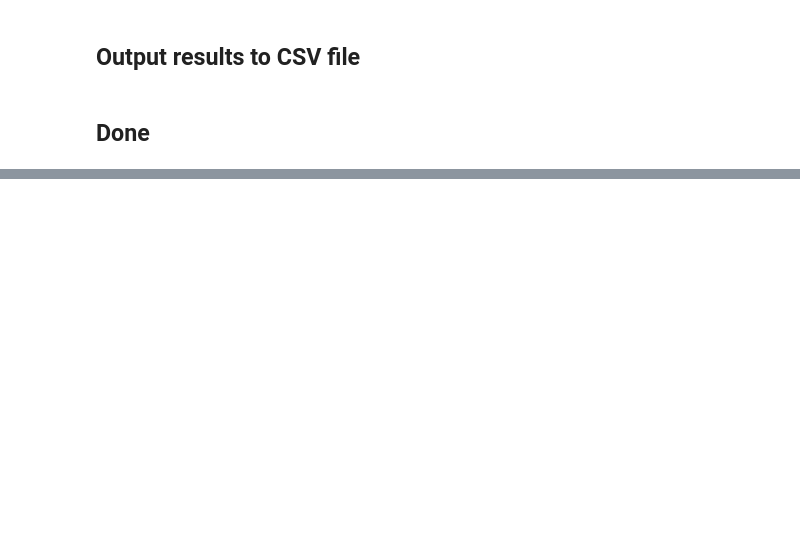
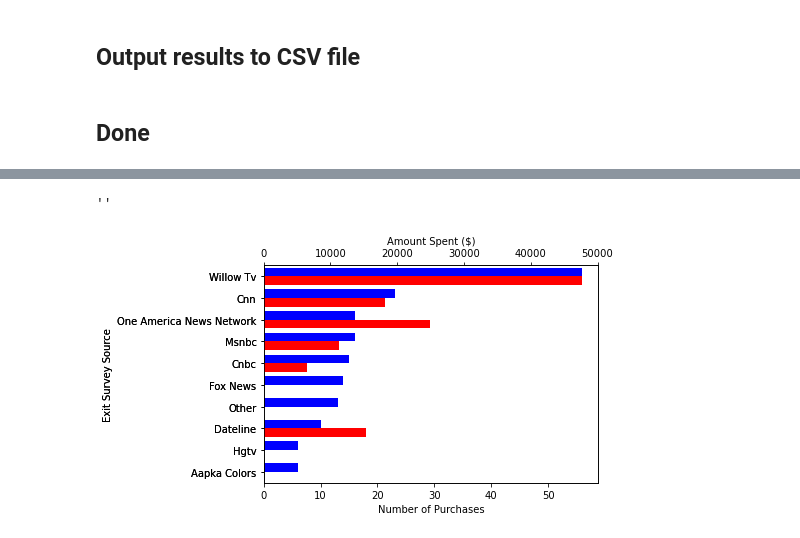
Before and after one commit to papir805/telepulse_ad_campaign_report, a Jupyter notebook: takehome_quiz_answers.ipynb, the cells around one changed output, grey strips where cells are left out. Saved outputs shown, nothing was run; the diff lists cells and outputs as text; code cells hidden in the pictures; blank space fills up the shorter version.

```diff
--- a/takehome_quiz_answers.ipynb
+++ b/takehome_quiz_answers.ipynb
@@ -404,0 +398,20 @@ purchases_spend_lift_by_network_and_month.to_csv(F"./cleaned_output/purchases_sp
+# %%
+fig = plt.figure()
+ax = fig.add_subplot(111)
+ax.set_xlabel('Number of Purchases')
+
+
+ax2 = ax.twiny()
+ax2.set_xlabel('Amount Spent ($)')
+
+
+report_purchases_sorted['Purchases'][0:10].plot(kind='barh', color='blue', position=1, width=0.4, ax=ax)
+report_purchases_sorted['Spend'][0:10].plot(kind='barh', color='red', position=0, width=0.4, ax=ax2)
+
+#ax2.invert_yaxis()
+plt.ylim((-0.5, len(report_purchases_sorted[0:10])-0.5))
+ax.invert_yaxis()
+;
+# %% [output]
+''
+[figure, added]
```
Also changed, not shown: parts of 72 cells of this notebook, 11 other files.
